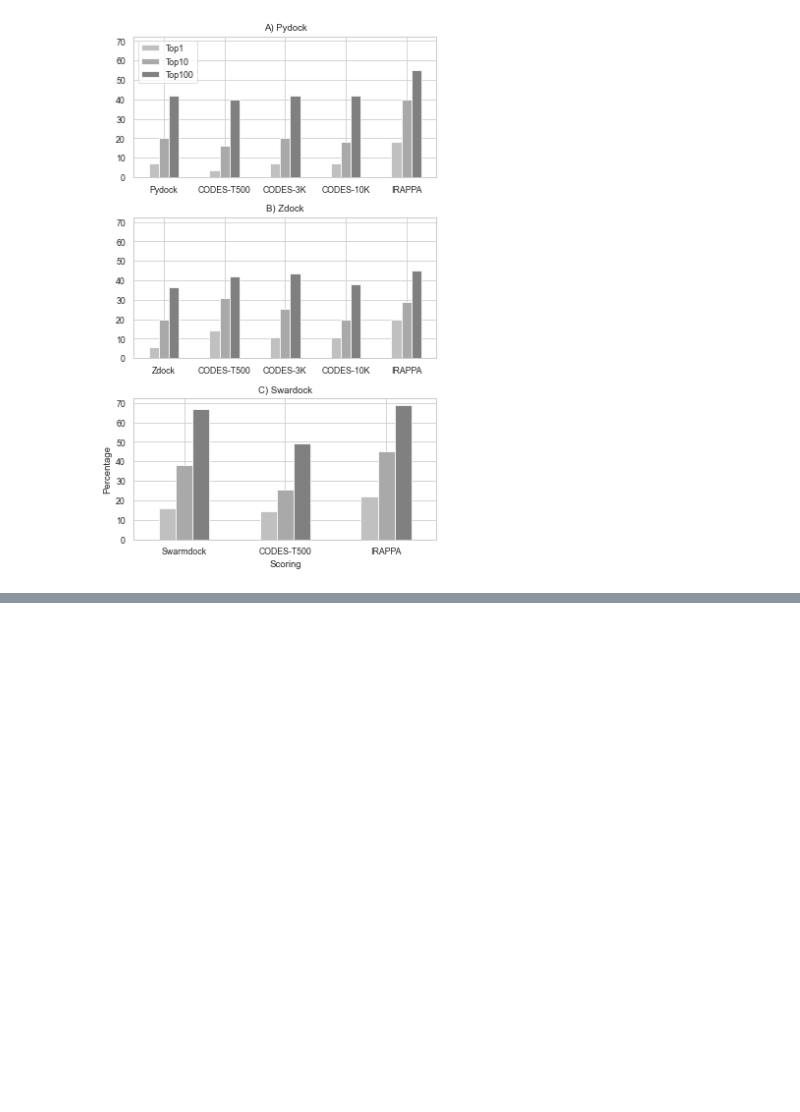
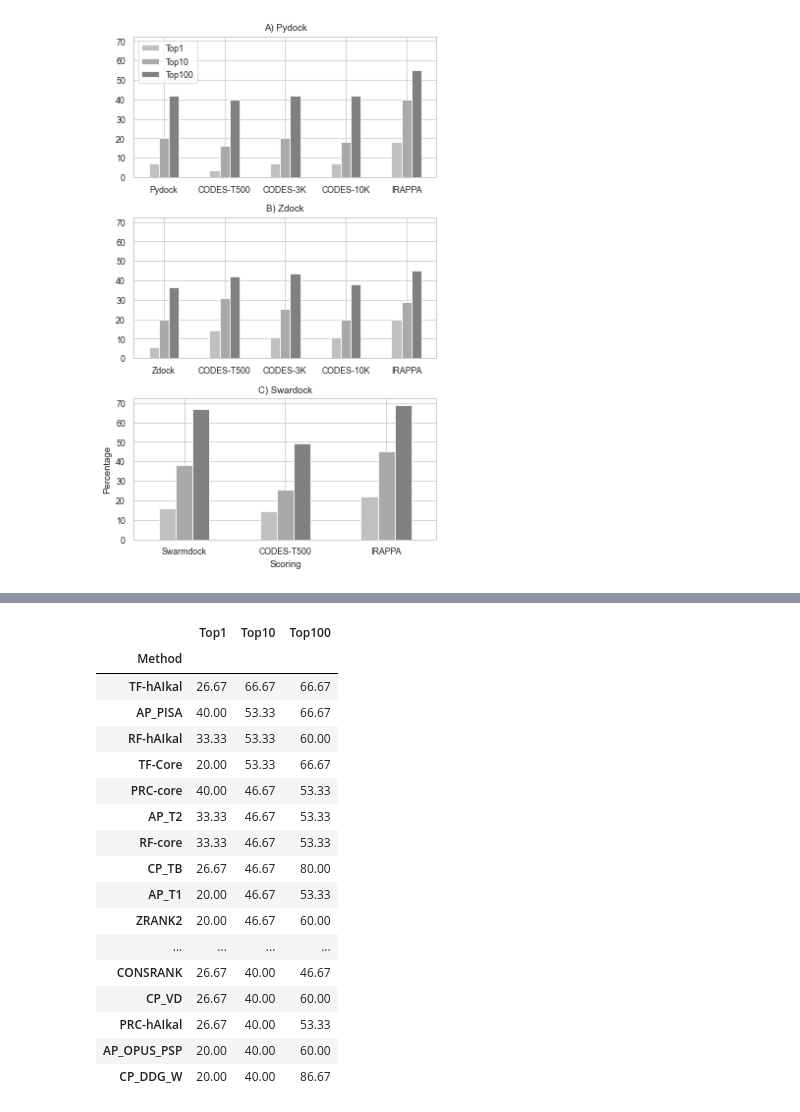
Before and after one commit to D-Barradas/DataViz, a Jupyter notebook: cube_viz/Barplot_setup_for_pubs.ipynb, the cells around one changed output, grey strips where cells are left out. Cells and saved outputs as stored; diff of their text form; code cells hidden in the pictures; blank space fills up the shorter version.

```diff
--- a/cube_viz/Barplot_setup_for_pubs.ipynb
+++ b/cube_viz/Barplot_setup_for_pubs.ipynb
@@ -153,0 +241,21 @@ plt.savefig("figures/success_rate_hAIkal.png",dpi=300,bbox_inches="tight",transp
+# %%
+score_set.head(n=20)
+# %% [output]
+|  | Top1 | Top10 | Top100 |
+| Method |  |  |  |
+| TF-hAIkal | 26.67 | 66.67 | 66.67 |
+| AP_PISA | 40.00 | 53.33 | 66.67 |
+| RF-hAIkal | 33.33 | 53.33 | 60.00 |
+| TF-Core | 20.00 | 53.33 | 66.67 |
+| PRC-core | 40.00 | 46.67 | 53.33 |
+| AP_T2 | 33.33 | 46.67 | 53.33 |
+| RF-core | 33.33 | 46.67 | 53.33 |
+| CP_TB | 26.67 | 46.67 | 80.00 |
+| AP_T1 | 20.00 | 46.67 | 53.33 |
+| ZRANK2 | 20.00 | 46.67 | 60.00 |
+| ... | ... | ... | ... |
+| CONSRANK | 26.67 | 40.00 | 46.67 |
+| CP_VD | 26.67 | 40.00 | 60.00 |
+| PRC-hAIkal | 26.67 | 40.00 | 53.33 |
+| AP_OPUS_PSP | 20.00 | 40.00 | 60.00 |
+| CP_DDG_W | 20.00 | 40.00 | 86.67 |
```
Also changed, not shown: parts of 17 cells of this notebook, 27 other files.
